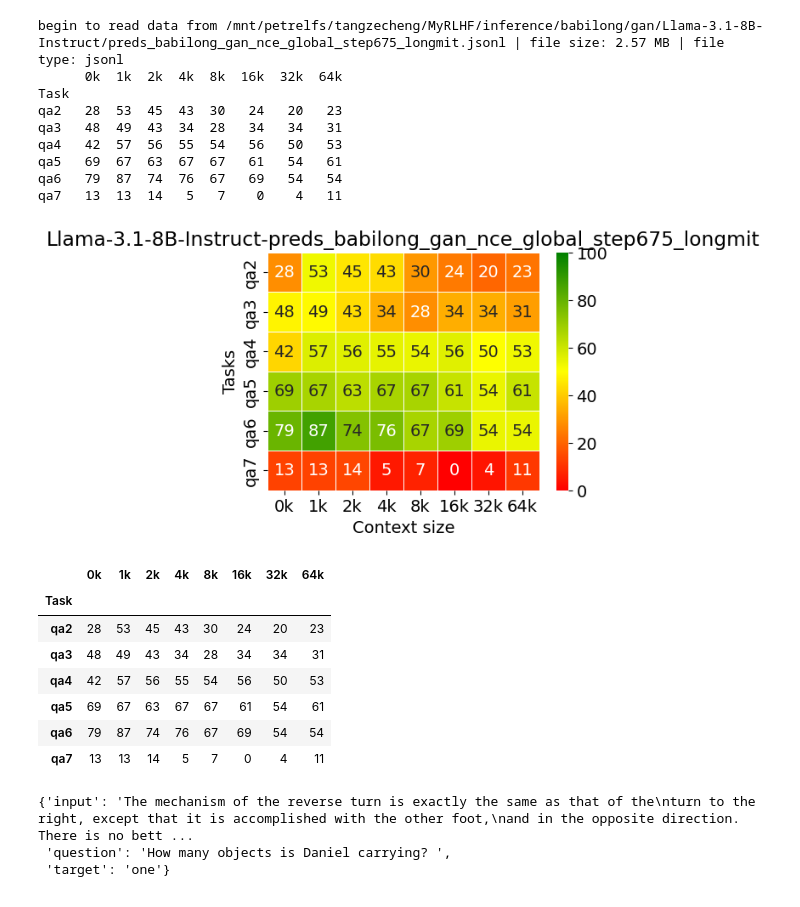
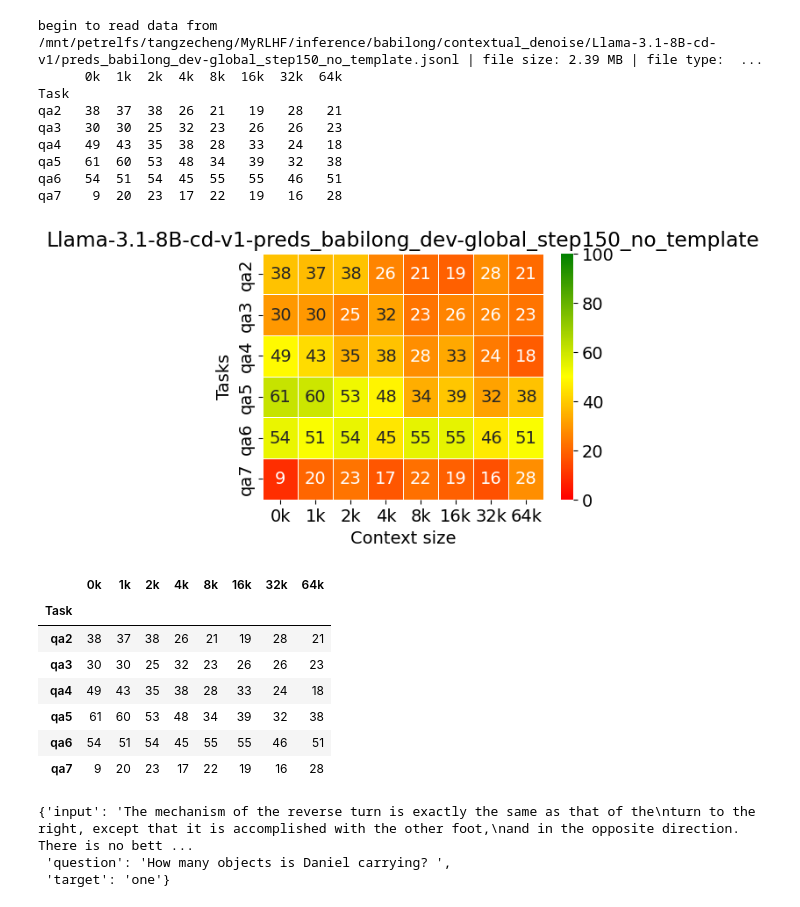
Before and after one commit to ZetangForward/MyRLHF, a Jupyter notebook: evaluation/babilong/eval.ipynb, the cells around one changed output. Cells and saved outputs as stored; diff of their text form; code cells hidden in the pictures.

```diff
--- a/evaluation/babilong/eval.ipynb
+++ b/evaluation/babilong/eval.ipynb
@@ -122,5 +124,5 @@ def eval_fn(pred_path, save_path=None):
 # %%
-pred_path = '/mnt/petrelfs/tangzecheng/MyRLHF/inference/babilong/gan/Llama-3.1-8B-Instruct/preds_babilong_gan_nce_global_step675_longmit.jsonl'
+pred_path = '/mnt/petrelfs/tangzecheng/MyRLHF/inference/babilong/contextual_denoise/Llama-3.1-8B-cd-v1/preds_babilong_dev-global_step150_no_template.jsonl'
 save_dir = '/mnt/petrelfs/tangzecheng/MyRLHF/evaluation/babilong/llama-3_1-8B-Instruct/preliminary'
 # save_dir = '/data/zecheng/acl2025/MyRLHF/evaluation/babilong/llama-3_1-8B-Instruct'
 auto_mkdir(save_dir)
@@ -133,24 +135,24 @@ print(res)
-begin to read data from /mnt/petrelfs/tangzecheng/MyRLHF/inference/babilong/gan/Llama-3.1-8B-Instruct/preds_babilong_gan_nce_global_step675_longmit.jsonl | file size: 2.57 MB | file type: jsonl
+begin to read data from /mnt/petrelfs/tangzecheng/MyRLHF/inference/babilong/contextual_denoise/Llama-3.1-8B-cd-v1/preds_babilong_dev-global_step150_no_template.jsonl | file size: 2.39 MB | file type:  ...
       0k  1k  2k  4k  8k  16k  32k  64k
 Task
-qa2   28  53  45  43  30   24   20   23
-qa3   48  49  43  34  28   34   34   31
-qa4   42  57  56  55  54   56   50   53
-qa5   69  67  63  67  67   61   54   61
-qa6   79  87  74  76  67   69   54   54
-qa7   13  13  14   5   7    0    4   11
+qa2   38  37  38  26  21   19   28   21
+qa3   30  30  25  32  23   26   26   23
+qa4   49  43  35  38  28   33   24   18
+qa5   61  60  53  48  34   39   32   38
+qa6   54  51  54  45  55   55   46   51
+qa7    9  20  23  17  22   19   16   28
-[figure, old version]
+[figure, new version]
 # %%
 res
 # %% [output]
 |  | 0k | 1k | 2k | 4k | 8k | 16k | 32k | 64k |
 | Task |  |  |  |  |  |  |  |  |
-| qa2 | 28 | 53 | 45 | 43 | 30 | 24 | 20 | 23 |
-| qa3 | 48 | 49 | 43 | 34 | 28 | 34 | 34 | 31 |
-| qa4 | 42 | 57 | 56 | 55 | 54 | 56 | 50 | 53 |
-| qa5 | 69 | 67 | 63 | 67 | 67 | 61 | 54 | 61 |
-| qa6 | 79 | 87 | 74 | 76 | 67 | 69 | 54 | 54 |
-| qa7 | 13 | 13 | 14 | 5 | 7 | 0 | 4 | 11 |
+| qa2 | 38 | 37 | 38 | 26 | 21 | 19 | 28 | 21 |
+| qa3 | 30 | 30 | 25 | 32 | 23 | 26 | 26 | 23 |
+| qa4 | 49 | 43 | 35 | 38 | 28 | 33 | 24 | 18 |
+| qa5 | 61 | 60 | 53 | 48 | 34 | 39 | 32 | 38 |
+| qa6 | 54 | 51 | 54 | 45 | 55 | 55 | 46 | 51 |
+| qa7 | 9 | 20 | 23 | 17 | 22 | 19 | 16 | 28 |
 # %%
 from datasets import load_dataset
 
```
Also changed, not shown: parts of 2 cells of this notebook, 7 other files.
